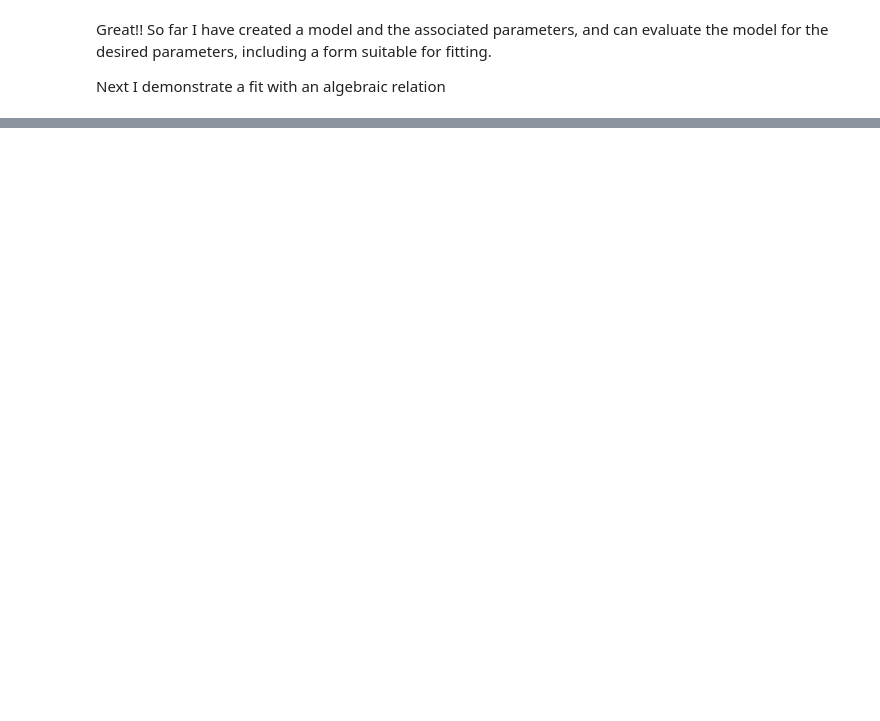
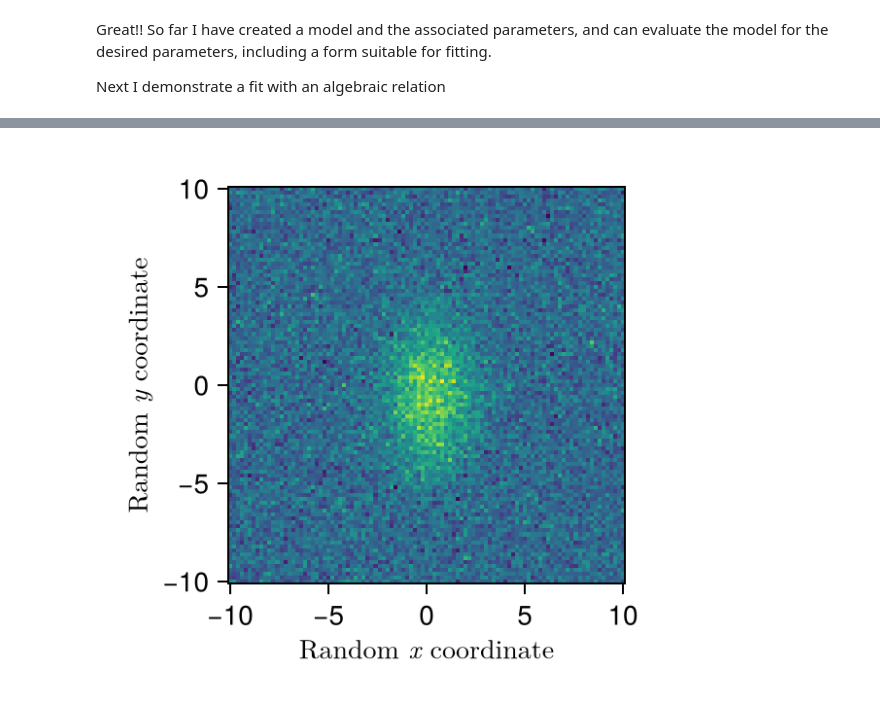
Before and after one commit to ispielma/LMfit.jl, a Jupyter notebook: notebooks/Demo.ipynb, the cells around one changed output, grey strips where cells are left out. Cells and saved outputs as stored; diff of their text form; code cells hidden in the pictures; blank space fills up the shorter version.

```diff
--- a/notebooks/Demo.ipynb
+++ b/notebooks/Demo.ipynb
@@ -116,13 +126,13 @@ Next I demonstrate a fit with an algebraic relation
 # Define an objective function
 m = @generate_model gaussian(x, amp, cen, wid) = @. amp * exp(-(x - cen)^2 / (2 * wid^2))
 update_vars!(m, :x)
-x = range(-10, 10, length=101)
-y = gaussian(x, 2.33, 0.21, 1.51) .+ 1.0 .* randn(size(x))
 
 # Create parameters automatically
 ps = make_params(m; amp=2.33, cen=0.21, wid=1.51)
 ps[:wid] = Expression(ps[:wid]; expr=:(cen * amp))
 
-# Generate data from model
+# Generate data from the model before and after the fit
+fm = fit(m, y_noise, ps; x=x)
 y_model = m(ps; x=x)
-;
+y_fit = m(fm.ps_best; x=x)
+println("Final parameters: $(ps_fit)")
@@ -152,0 +151,21 @@ f
+# %%
+# Define an objective function
+m = @generate_model gaussian2D(x, y, amp, cen_x, cen_y, wid_x, wid_y) = @. amp * exp(-(x - cen_x)^2 / (2 * wid_x^2)-(y - cen_y)^2 / (2 * wid_y^2) )
+
+x = range(-10, 10, length=101)
+y = range(-10, 10, length=101)
+(xgrid, ygrid) = ndgrid(x, y) # using LazyGrids
+
+z = gaussian2D(xgrid, ygrid, 2.33, 0.21, -0.5, 1.51, 2.5)
+z_noise = z .+ 0.5 .* randn(size(xgrid))
+
+f = Figure(size=(4,4).*72)
+ax = Axis(f[1,1], aspect=1)
+heatmap!(ax, x, y, z_noise)
+
+ax.xlabel = L"Random $x$ coordinate"
+ax.ylabel = L"Random $y$ coordinate"
+
+f
+# %% [output]
+[figure, added]
```
Also changed, not shown: parts of 12 cells of this notebook, 3 other files.
